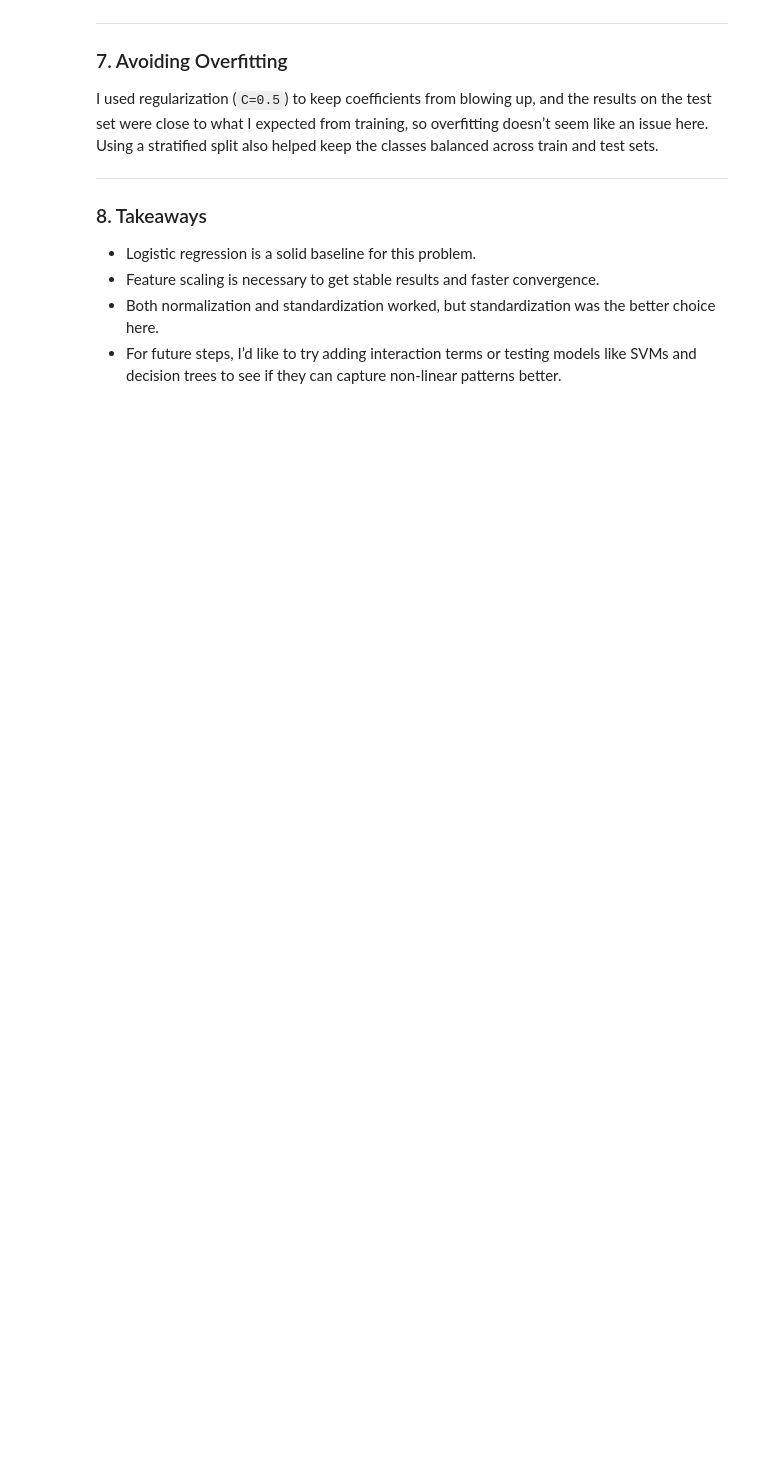
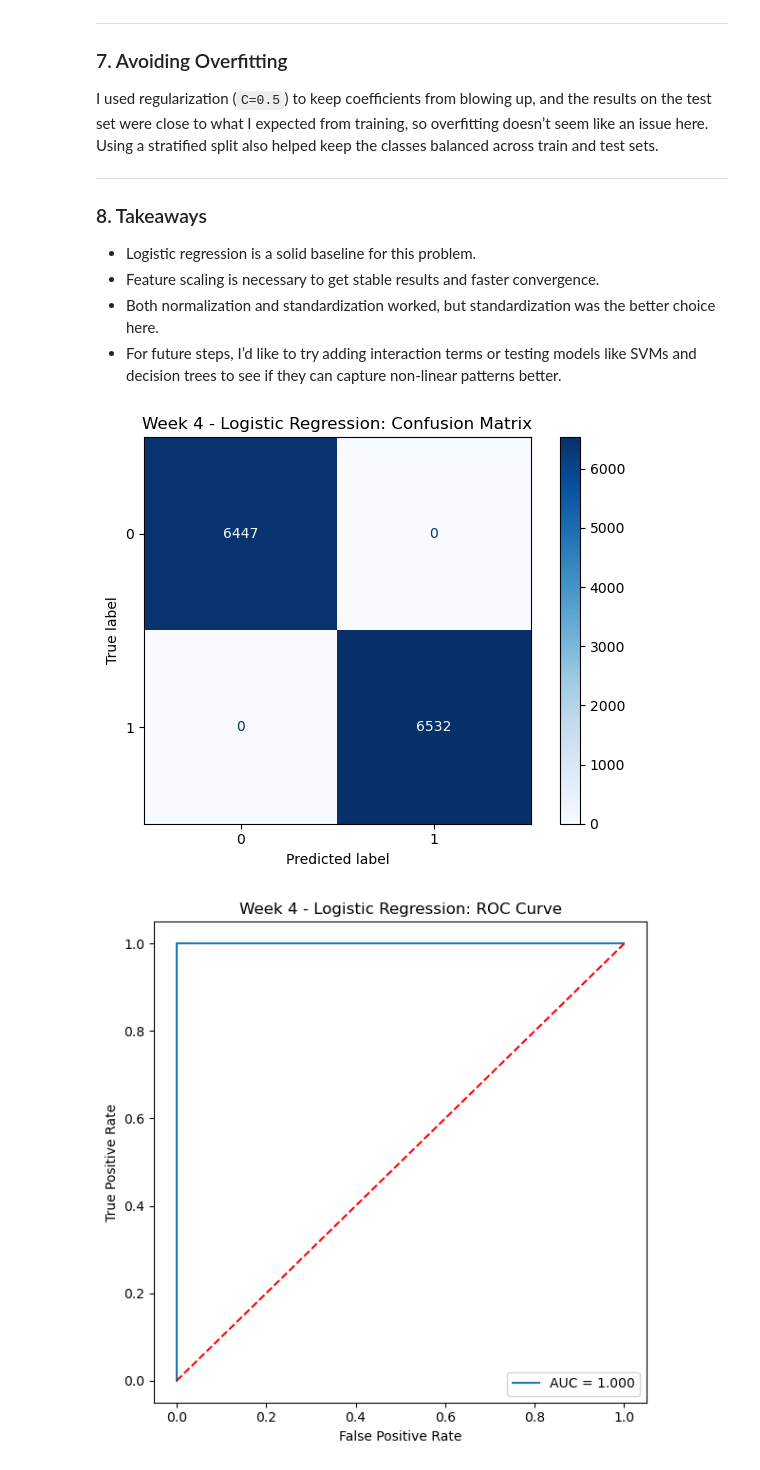
Before and after one commit to tetianakravchuk/Data-Science-Capstone, a Jupyter notebook: Wk4-JupyterNotebook-Kravchuk.ipynb, the cells around one changed output. Saved outputs shown, nothing was run; the diff lists cells and outputs as text; code cells hidden in the pictures; blank space fills up the shorter version.

```diff
--- a/Wk4-JupyterNotebook-Kravchuk.ipynb
+++ b/Wk4-JupyterNotebook-Kravchuk.ipynb
@@ -383,0 +412,33 @@ I used regularization (`C=0.5`) to keep coefficients from blowing up, and the re
+# %%
+import matplotlib.pyplot as plt
+from sklearn.metrics import confusion_matrix, ConfusionMatrixDisplay, roc_curve, roc_auc_score
+
+# Example: if you created a binary target `HighTaxValue`
+# and trained logistic regression → got y_pred_log, y_proba_log
+
+# Confusion Matrix
+cm = confusion_matrix(y_test, y_pred_log)
+disp = ConfusionMatrixDisplay(confusion_matrix=cm)
+disp.plot(cmap="Blues", values_format="d")
+plt.title("Week 4 - Logistic Regression: Confusion Matrix")
+plt.tight_layout()
+plt.savefig("visuals/week4/log_confusion_matrix.png", dpi=200, bbox_inches="tight")
+plt.show()
+
+# ROC Curve
+fpr, tpr, _ = roc_curve(y_test, y_proba_log)   # y_proba_log = model.predict_proba(X_test_scaled)[:,1]
+roc_auc = roc_auc_score(y_test, y_proba_log)
+
+plt.figure(figsize=(6,6))
+plt.plot(fpr, tpr, label=f"AUC = {roc_auc:.3f}")
+plt.plot([0,1],[0,1],'r--')
+plt.xlabel("False Positive Rate")
+plt.ylabel("True Positive Rate")
+plt.title("Week 4 - Logistic Regression: ROC Curve")
+plt.legend()
+plt.tight_layout()
+plt.savefig("visuals/week4/log_roc_curve.png", dpi=200, bbox_inches="tight")
+plt.show()
+# %% [output]
+[figure, added]
+[figure, added]
```
Also changed, not shown: parts of 3 cells of this notebook, 17 other files.
